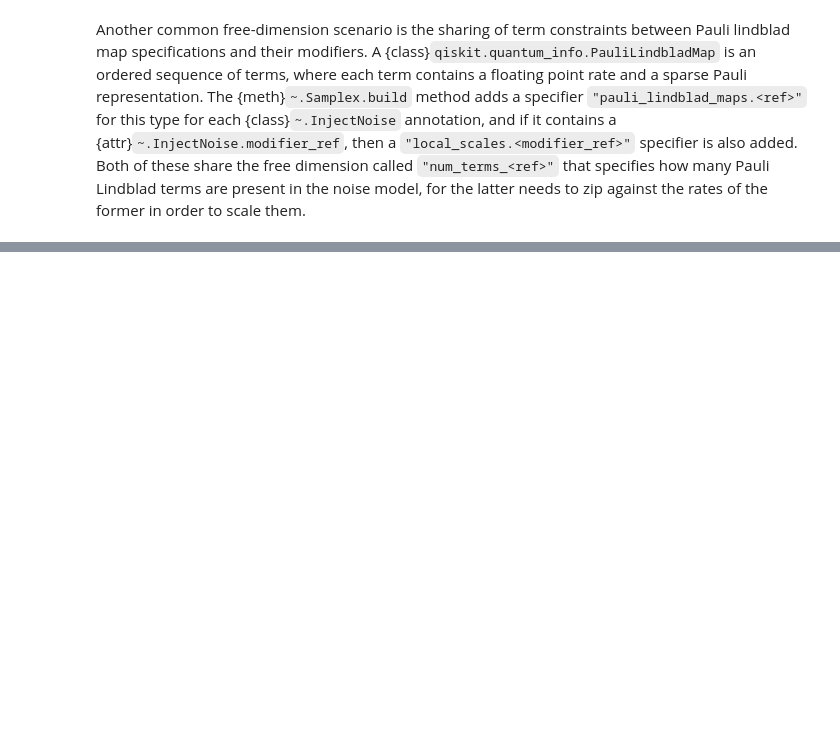
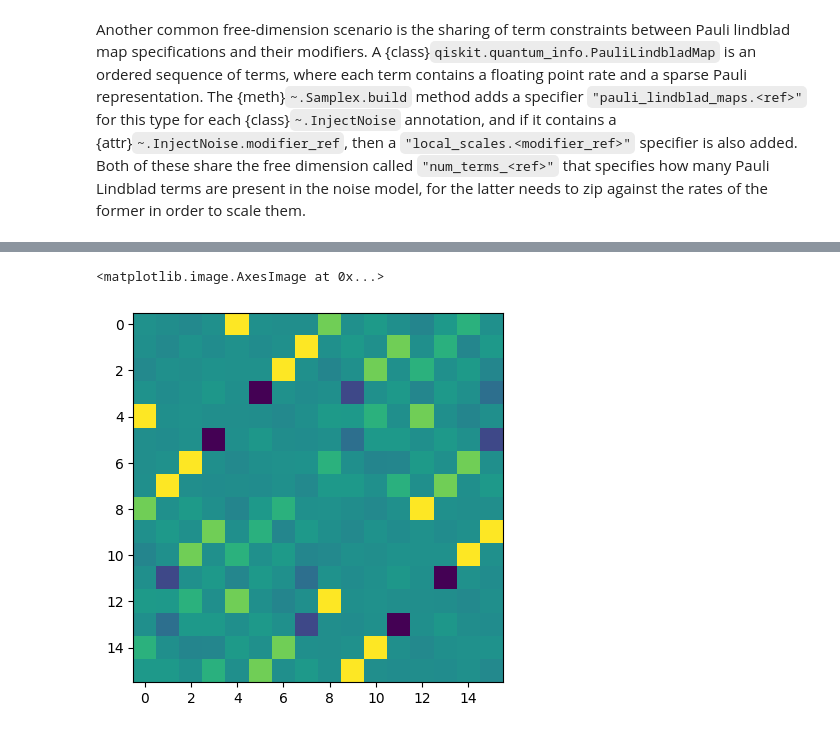
Before and after one commit to Qiskit/samplomatic, a Jupyter notebook: docs/guides/samplex_io.ipynb, the cells around one changed output, grey strips where cells are left out. Saved outputs shown, nothing was run; the diff lists cells and outputs as text; code cells hidden in the pictures; blank space fills up the shorter version.

```diff
--- a/docs/guides/samplex_io.ipynb
+++ b/docs/guides/samplex_io.ipynb
@@ -265,0 +288,12 @@ Current constraints: {'num_terms_noise2': 2}
+# %%
+alpha_flips = Pauli(([0, 0, 0], outputs["measurement_flips.alpha"][2, 0]))
+beta_flips = Pauli(([0], outputs["measurement_flips.beta"][2, 0]))
+
+flips = beta_flips ^ alpha_flips
+flips = alpha_flips ^ beta_flips
+
+bound_template.remove_final_measurements()
+plt.imshow(np.real(Operator(bound_template) @ flips))
+# %% [output]
+<matplotlib.image.AxesImage at 0x...>
+[figure, added]
```
Also changed, not shown: parts of 5 cells of this notebook.
